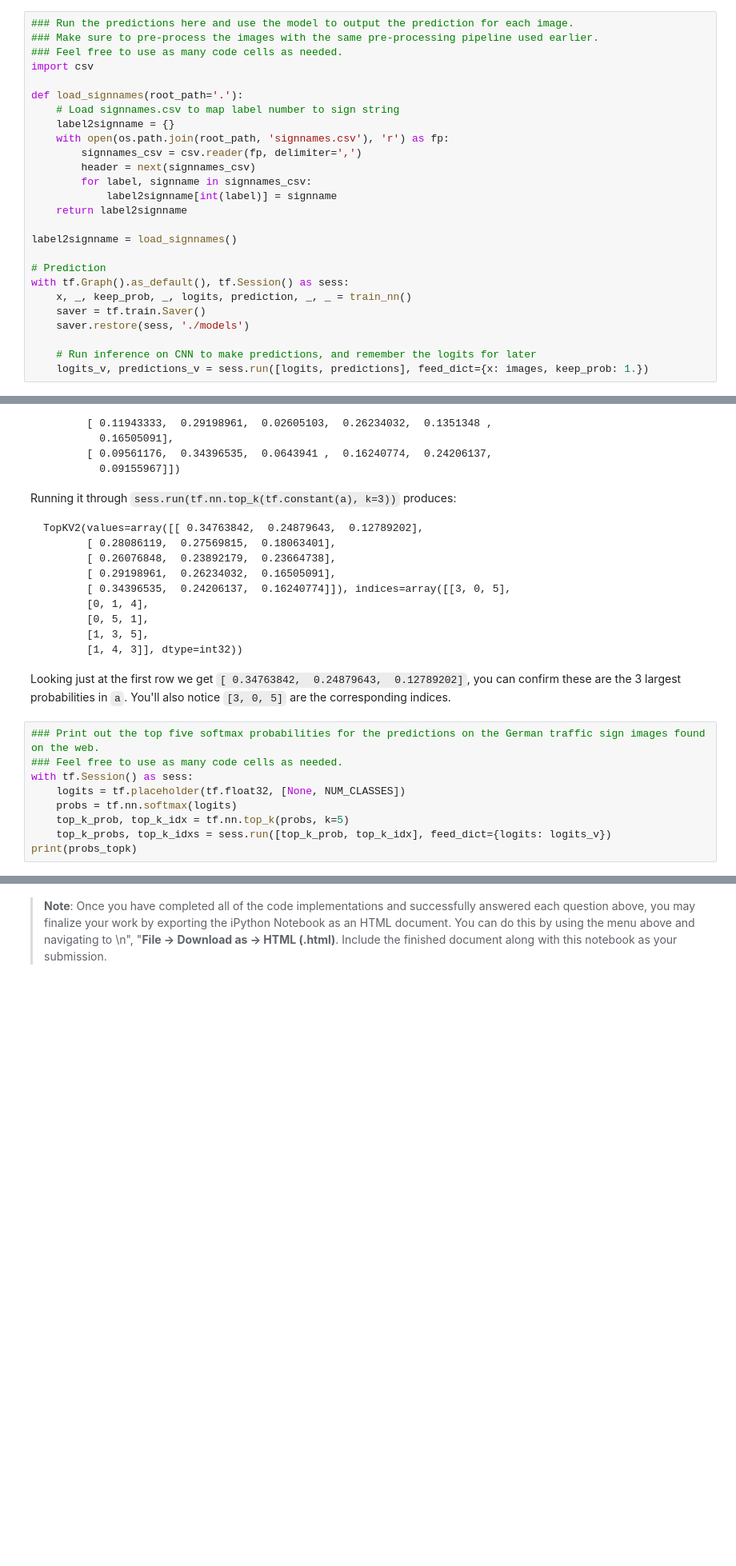
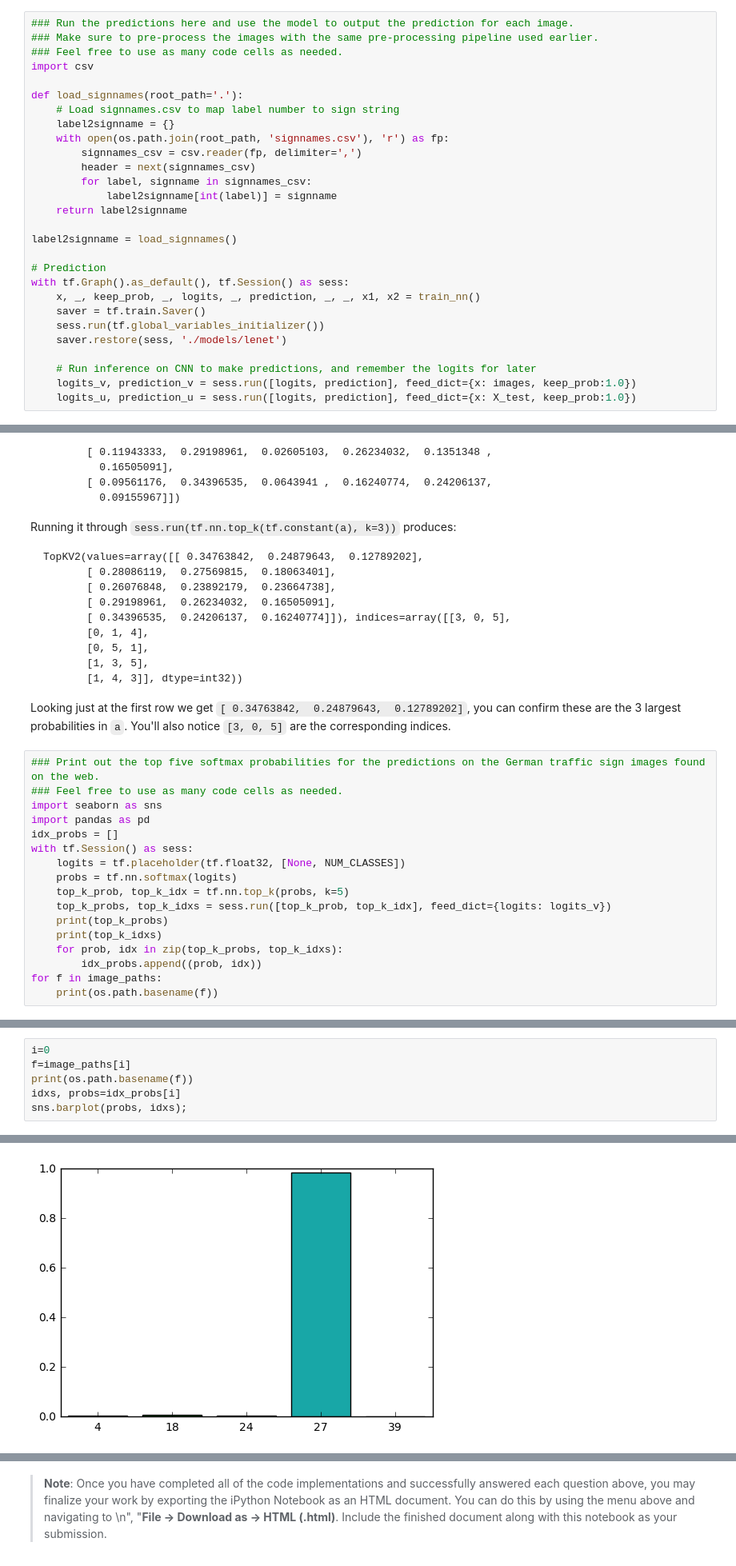
Before and after one commit to kzinmr/CarND-Traffic-Sign-Classifier-Project, a Jupyter notebook: Traffic_Sign_Classifier.ipynb, the cells around one changed output, grey strips where cells are left out. Shown at 80% size. Saved outputs shown, nothing was run; the diff lists cells and outputs as text; blank space fills up the shorter version.

```diff
--- a/Traffic_Sign_Classifier.ipynb
+++ b/Traffic_Sign_Classifier.ipynb
@@ -467,9 +497,11 @@ label2signname = load_signnames()
 
 # Prediction
 with tf.Graph().as_default(), tf.Session() as sess:
-    x, _, keep_prob, _, logits, prediction, _, _ = train_nn()
+    x, _, keep_prob, _, logits, _, prediction, _, _, x1, x2 = train_nn()
     saver = tf.train.Saver()
-    saver.restore(sess, './models')
+    sess.run(tf.global_variables_initializer())
+    saver.restore(sess, './models/lenet')
 
     # Run inference on CNN to make predictions, and remember the logits for later
-    logits_v, predictions_v = sess.run([logits, predictions], feed_dict={x: images, keep_prob: 1.})
+    logits_v, prediction_v = sess.run([logits, prediction], feed_dict={x: images, keep_prob:1.0})
+    logits_u, prediction_u = sess.run([logits, prediction], feed_dict={x: X_test, keep_prob:1.0})
@@ -534,9 +569,17 @@ Looking just at the first row we get `[ 0.34763842,  0.24879643,  0.12789202]`,
 # %%
 ### Print out the top five softmax probabilities for the predictions on the German traffic sign images found on the web.
 ### Feel free to use as many code cells as needed.
+import seaborn as sns
+import pandas as pd
+idx_probs = []
 with tf.Session() as sess:
     logits = tf.placeholder(tf.float32, [None, NUM_CLASSES])
     probs = tf.nn.softmax(logits)
     top_k_prob, top_k_idx = tf.nn.top_k(probs, k=5)
     top_k_probs, top_k_idxs = sess.run([top_k_prob, top_k_idx], feed_dict={logits: logits_v})
-print(probs_topk)
+    print(top_k_probs)
+    print(top_k_idxs)
+    for prob, idx in zip(top_k_probs, top_k_idxs):
+        idx_probs.append((prob, idx))
+for f in image_paths:
+    print(os.path.basename(f))
@@ -542,0 +610,7 @@ print(probs_topk)
+# %%
+i=0
+f=image_paths[i]
+print(os.path.basename(f))
+idxs, probs=idx_probs[i]
+sns.barplot(probs, idxs);
+# %% [output]
@@ -542,0 +618 @@ print(probs_topk)
+[figure, added]
```
Also changed, not shown: parts of 37 cells of this notebook, 19 other files.
